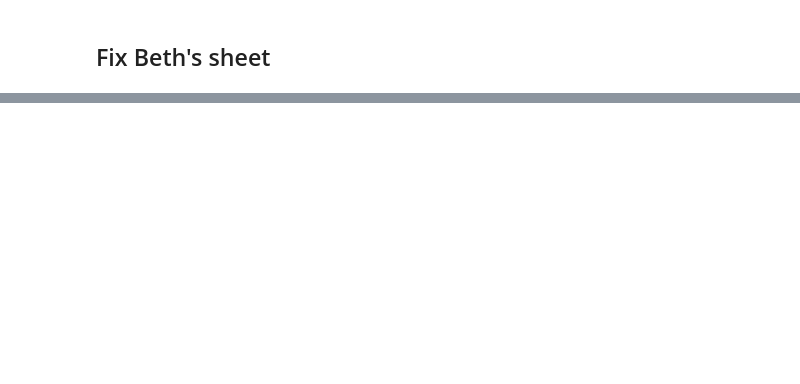
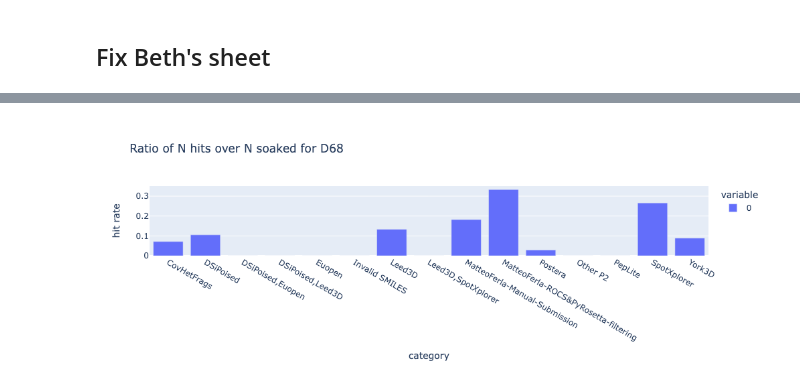
Before and after one commit to matteoferla/EV-D68-3C-protease, a Jupyter notebook: XChem2Postera-corrections/xchem2asap.ipynb, the cells around one changed output, grey strips where cells are left out. Saved outputs shown, nothing was run; the diff lists cells and outputs as text; code cells hidden in the pictures; blank space fills up the shorter version.

```diff
--- a/XChem2Postera-corrections/xchem2asap.ipynb
+++ b/XChem2Postera-corrections/xchem2asap.ipynb
@@ -287,0 +354,6 @@ GetMorganFingerprintAsBitVect(...)
+# %%
+# M
+matched['status'] = soaked['Compound status'].to_list()
+matched['modelled_SMILES'] = soaked['Modelled SMILES'].to_list()
+# %%
+matched.loc[matched.SMILES.isna(), 'SMILES'] = matched.loc[matched.SMILES.isna(), 'modelled_SMILES']
@@ -287,0 +376,18 @@ GetMorganFingerprintAsBitVect(...)
+# %%
+#matched[['SMILES', 'fragment_notes', 'status']]
+
+pivotted = pd.DataFrame.pivot_table(matched,
+                                    columns='fragment_notes',
+                                    values='SMILES',
+                                    index='status', aggfunc=len)\
+                       .fillna(0).astype(int)\
+                       .rename(columns={'No match': 'Postera'})
+
+#pivotted.loc['Completed - structure released']
+
+fig = px.bar(pivotted.loc['Completed - structure released'] / pivotted.loc['Analysis in progress'],
+      title='Ratio of N hits over N soaked for D68')
+fig.update_layout(yaxis=dict(title='hit rate'), xaxis=dict(title='category'))
+fig
+# %% [output]
+[figure, added]
```
Also changed, not shown: parts of 27 cells of this notebook, 5 other files.
